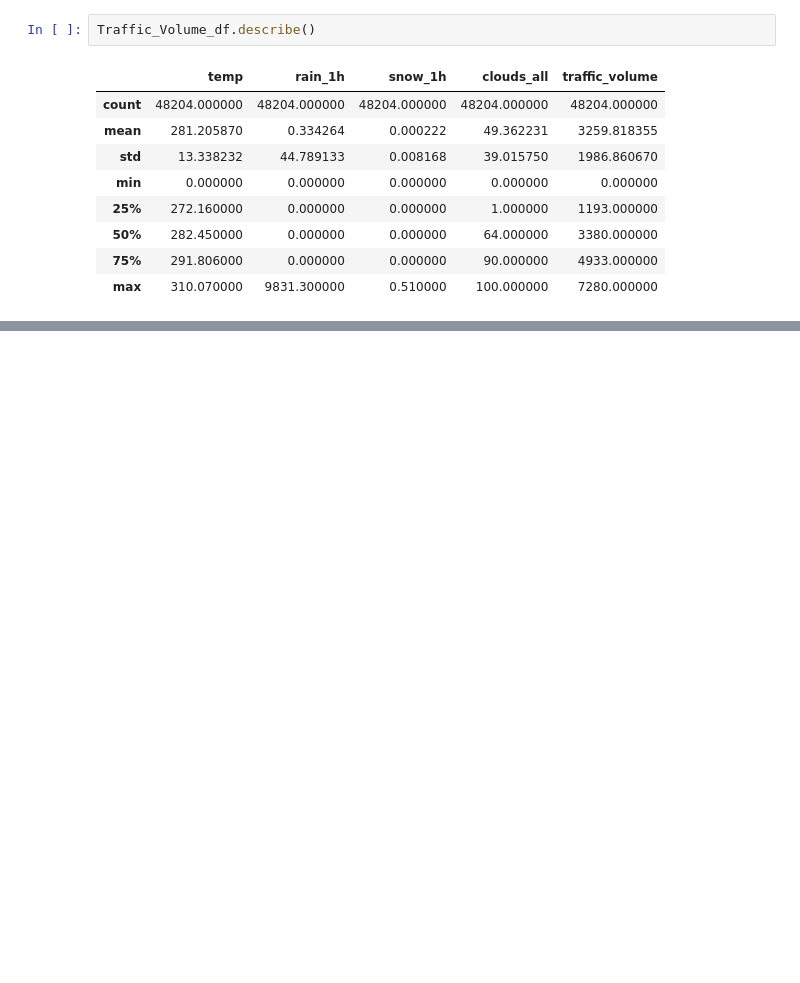
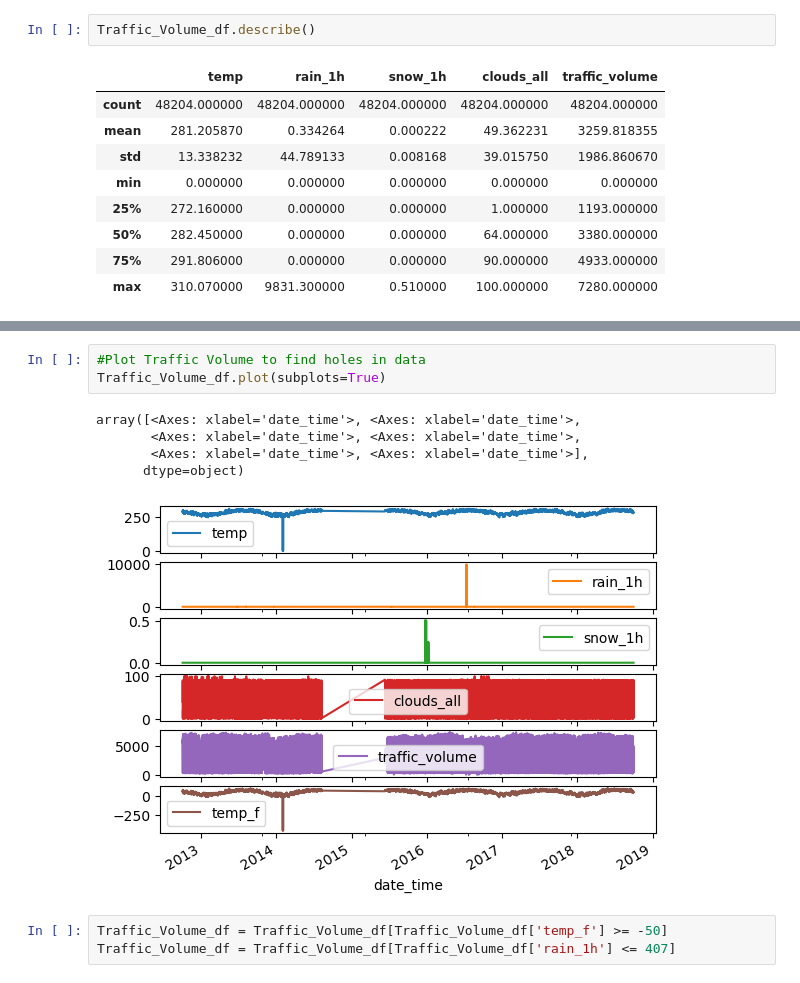
Before and after one commit to ajwilson79/traffic_volume_analysis, a Jupyter notebook: traffic_analysis.ipynb, the cells around one changed output, grey strips where cells are left out. Drawn from its saved outputs; the diff is of its cells as text; blank space fills up the shorter version.

```diff
--- a/traffic_analysis.ipynb
+++ b/traffic_analysis.ipynb
@@ -61,0 +130,12 @@ Traffic_Volume_df.head()
+# %%
+#Plot Traffic Volume to find holes in data
+Traffic_Volume_df.plot(subplots=True)
+# %% [output]
+array([<Axes: xlabel='date_time'>, <Axes: xlabel='date_time'>,
+       <Axes: xlabel='date_time'>, <Axes: xlabel='date_time'>,
+       <Axes: xlabel='date_time'>, <Axes: xlabel='date_time'>],
+      dtype=object)
+[figure, added]
+# %%
+Traffic_Volume_df = Traffic_Volume_df[Traffic_Volume_df['temp_f'] >= -50]
+Traffic_Volume_df = Traffic_Volume_df[Traffic_Volume_df['rain_1h'] <= 407]
```
Also changed, not shown: parts of 12 cells of this notebook.
